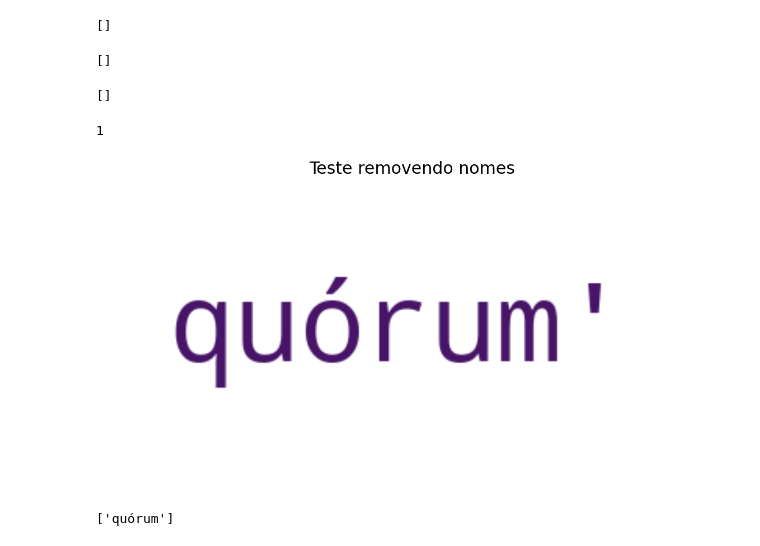
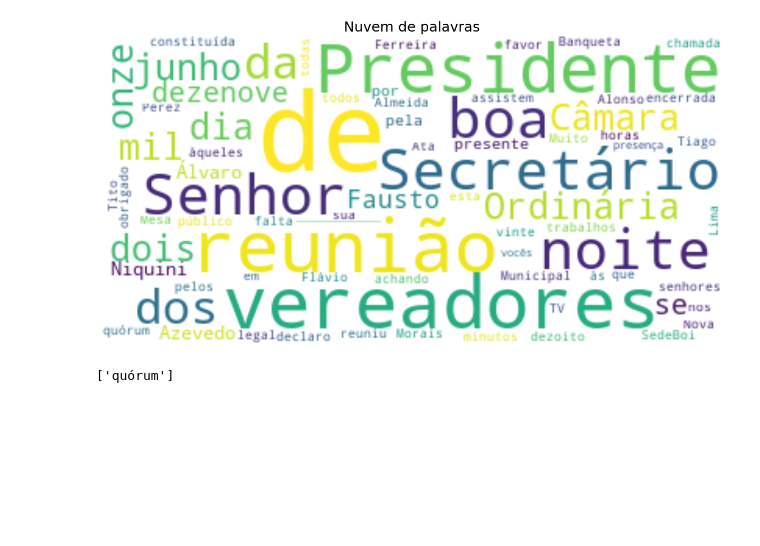
Before and after one commit to MichelAngelo7/NovaLima, a Jupyter notebook: Nuvem de palavras/NuvemDePalavrasPdfMiner.ipynb, the cells around one changed output. Saved outputs shown, nothing was run; the diff lists cells and outputs as text; code cells hidden in the pictures; blank space fills up the shorter version.

```diff
--- a/Nuvem de palavras/NuvemDePalavrasPdfMiner.ipynb
+++ b/Nuvem de palavras/NuvemDePalavrasPdfMiner.ipynb
@@ -83,3 +59,6 @@ text
+# %%
+text = backend.extrair_texto_pdf(url)
+#text
 # %%
 pegar_data_reuniao = RegexpTokenizer('\-\d*\-\d*\-\d*')
 pegar_data_reuniao = pegar_data_reuniao.tokenize(url)
@@ -132,2 +64,0 @@ show_wordcloud(text,  'Nuvem de palavras')
-# %%
-text = text.rstrip().replace('\n', '').lower()
@@ -148,18 +64,0 @@ show_wordcloud(text,  'Nuvem de palavras')
-# %%
-tokenizer_projetos2020 = RegexpTokenizer('\d*.\d*d*/\d*')
-numero_projetos2020 = tokenizer_projetos2020.tokenize(text)
-numero_projetos2020
-# %% [output]
-[]
-# %%
-tokenizer_projetos2019 = RegexpTokenizer('\d*d*/\d*')
-numero_projetos2019 = tokenizer_projetos2019.tokenize(text)
-numero_projetos2019
-# %% [output]
-[]
-# %%
-tokenizer_digit = RegexpTokenizer('^[ 0-9]+$')
-digitos = tokenizer_digit.tokenize(text)
-digitos
-# %% [output]
-[]
@@ -167,0 +65,4 @@ tokens = word_tokenize(text)
+# %%
+backend.nuvem_palavras(text,  'Nuvem de palavras')
+# %% [output]
+[figure, added]
@@ -203,18 +74 @@ resultado6 = [resultado5 for resultado5 in resultado5 if resultado5 not in stop_
-# %%
-print(len(resultado6))
-# %% [output]
-1
-# %%
-def show_wordcloud(data, title = None):
-    wordcloud = WordCloud(background_color = 'white', max_words = 50, max_font_size=70).generate(str(data))
-    fig = plt.figure(1, figsize=(20,20))
-    plt.axis('off')
-    plt.title(title, size = 30)
-    plt.imshow(wordcloud, interpolation='bilinear')
-    plt.show()
-    #print(data)
-
-show_wordcloud(resultado6,  'Teste removendo nomes')
-# %% [output]
-[figure, removed]
 # %%
```
Also changed, not shown: parts of 30 cells of this notebook, 3 other files.
